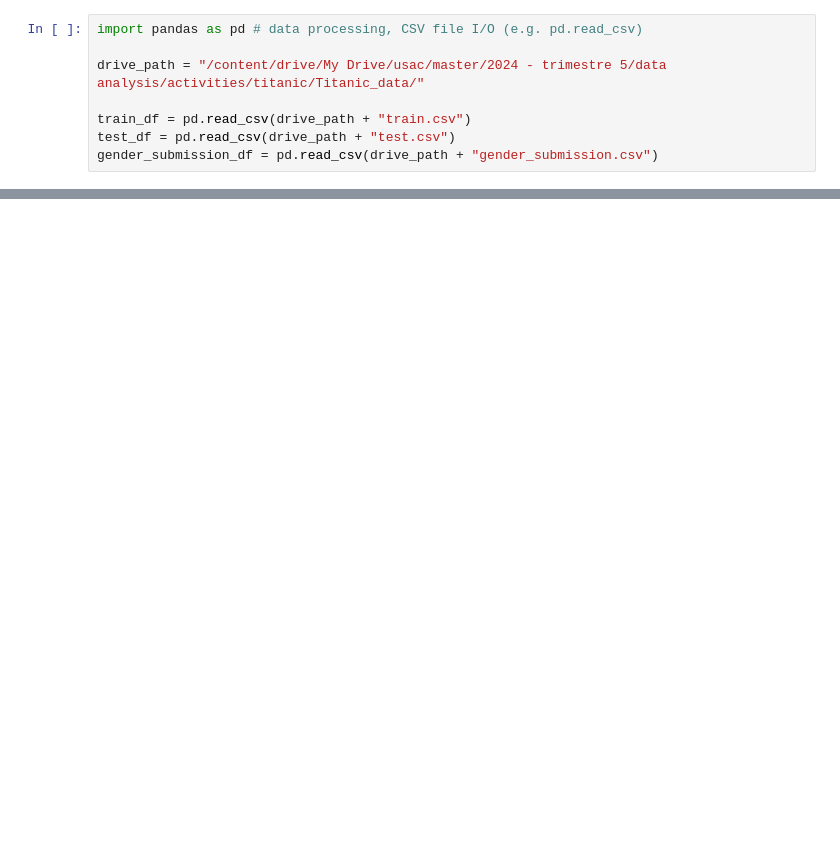
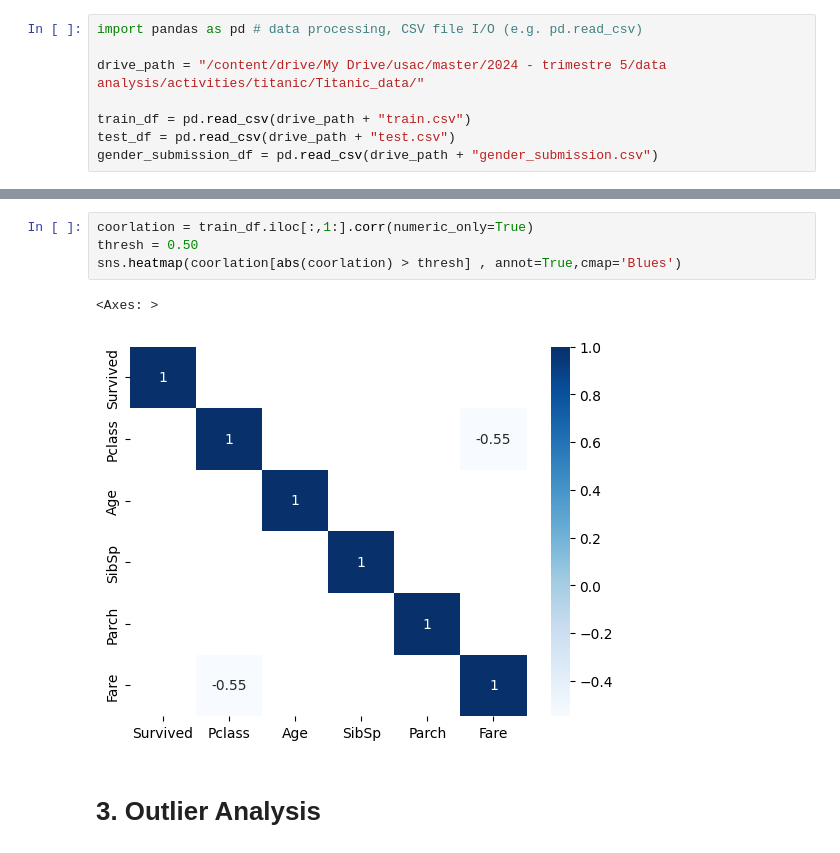
Before and after one commit to Generickle/Titanic-survivors-prediction, a Jupyter notebook: TitanicPrediction.ipynb, the cells around one changed output, grey strips where cells are left out. Cells and saved outputs as stored; diff of their text form; blank space fills up the shorter version.

```diff
--- a/TitanicPrediction.ipynb
+++ b/TitanicPrediction.ipynb
@@ -168,0 +141,9 @@ plt.gca().spines[['top', 'right']].set_visible(False)
+# %%
+coorlation = train_df.iloc[:,1:].corr(numeric_only=True)
+thresh = 0.50
+sns.heatmap(coorlation[abs(coorlation) > thresh] , annot=True,cmap='Blues')
+# %% [output]
+<Axes: >
+[figure, added]
+# %% [markdown]
+# 3. Outlier Analysis
```
Also changed, not shown: parts of 106 cells of this notebook.
